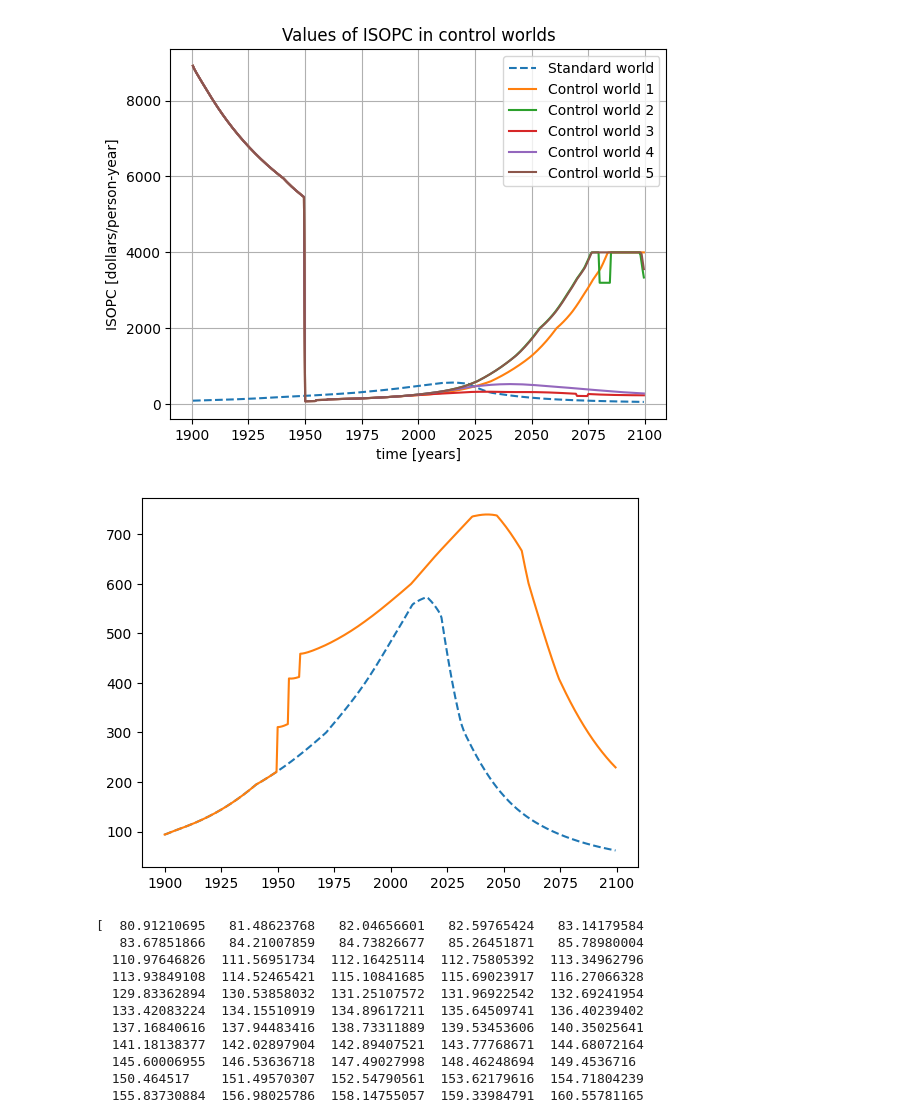
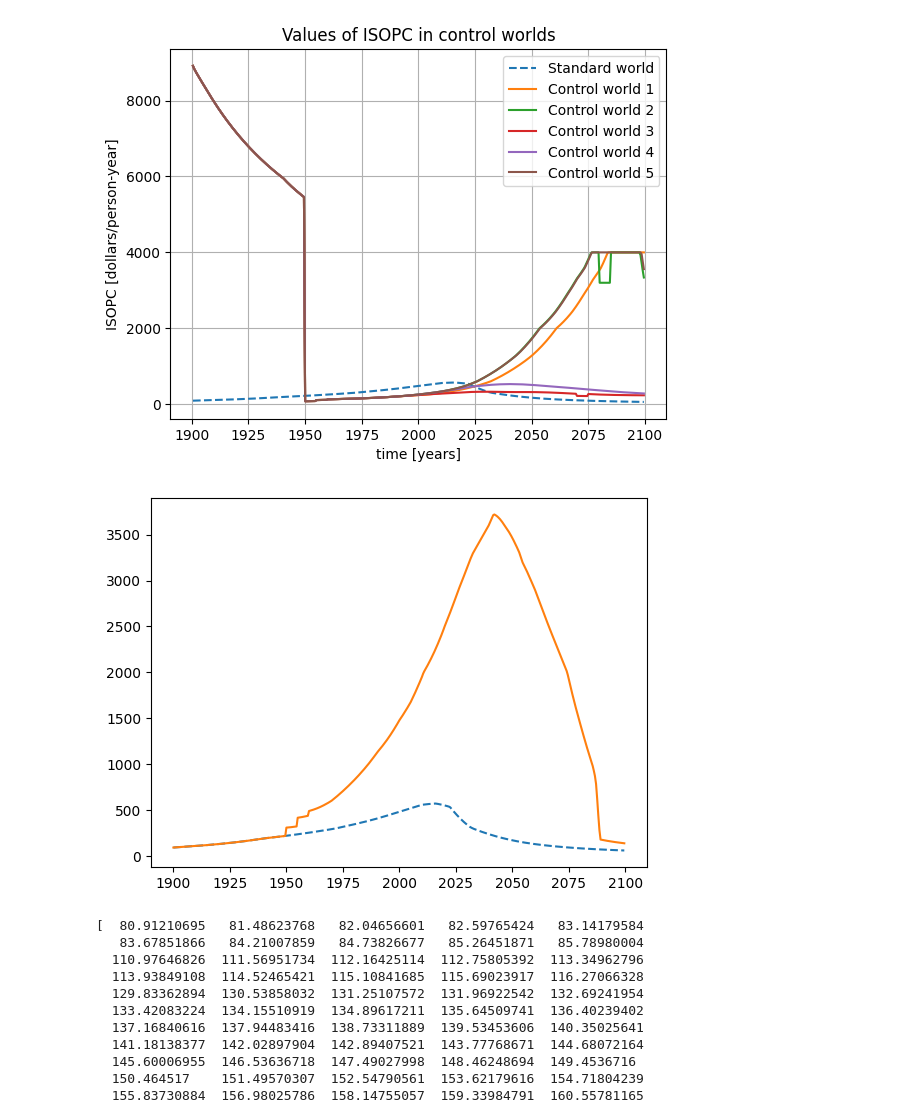
Before and after one commit to orsvik/PyWorld3-03-control, a Jupyter notebook: plotter.ipynb, the cells around one changed output. Drawn from its saved outputs; the diff is of its cells as text; code cells hidden in the pictures.

```diff
--- a/plotter.ipynb
+++ b/plotter.ipynb
@@ -287,13 +287,13 @@ plt.show()
 # %% [output]
 [figure]
 # %%
-better_world = extract_data_from(ctrlworld_id="ISOPC2", reward_name=REWARD_NAME, train_id="1", rl_id="1")[0]
+better_world = extract_data_from(ctrlworld_id="DnI2", reward_name=REWARD_NAME, train_id="1", rl_id="1")[0]
 
 plt.plot(time[start:end], worlds["std"].isopc[start:end], label="Standard world", linestyle='--')
 plt.plot(time[start:end], better_world.isopc[start:end], label="better world", linestyle='-')
 plt.show()
 # %% [output]
-[figure, old version]
+[figure, new version]
 # %%
 control_name = "ISOPC"
 
```
Also changed, not shown: 11 other files.
